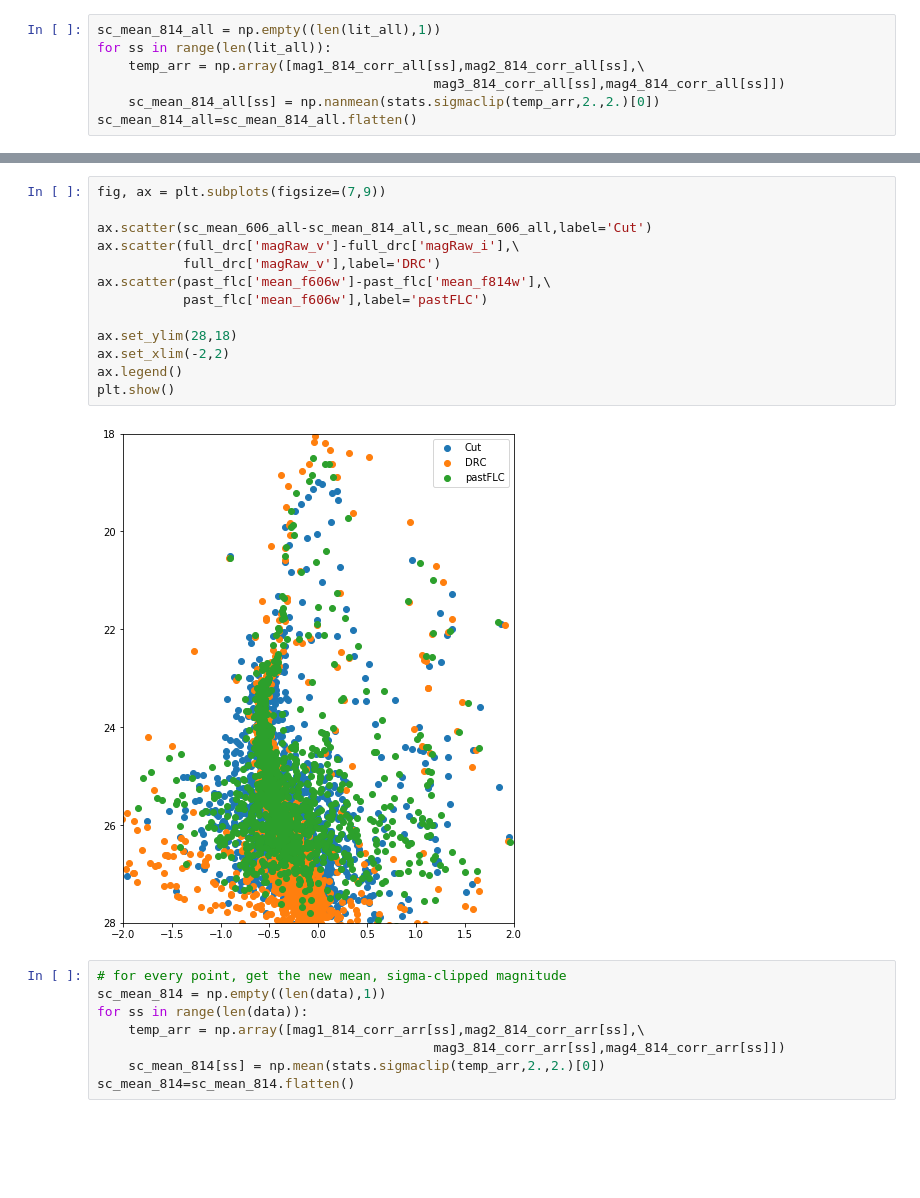
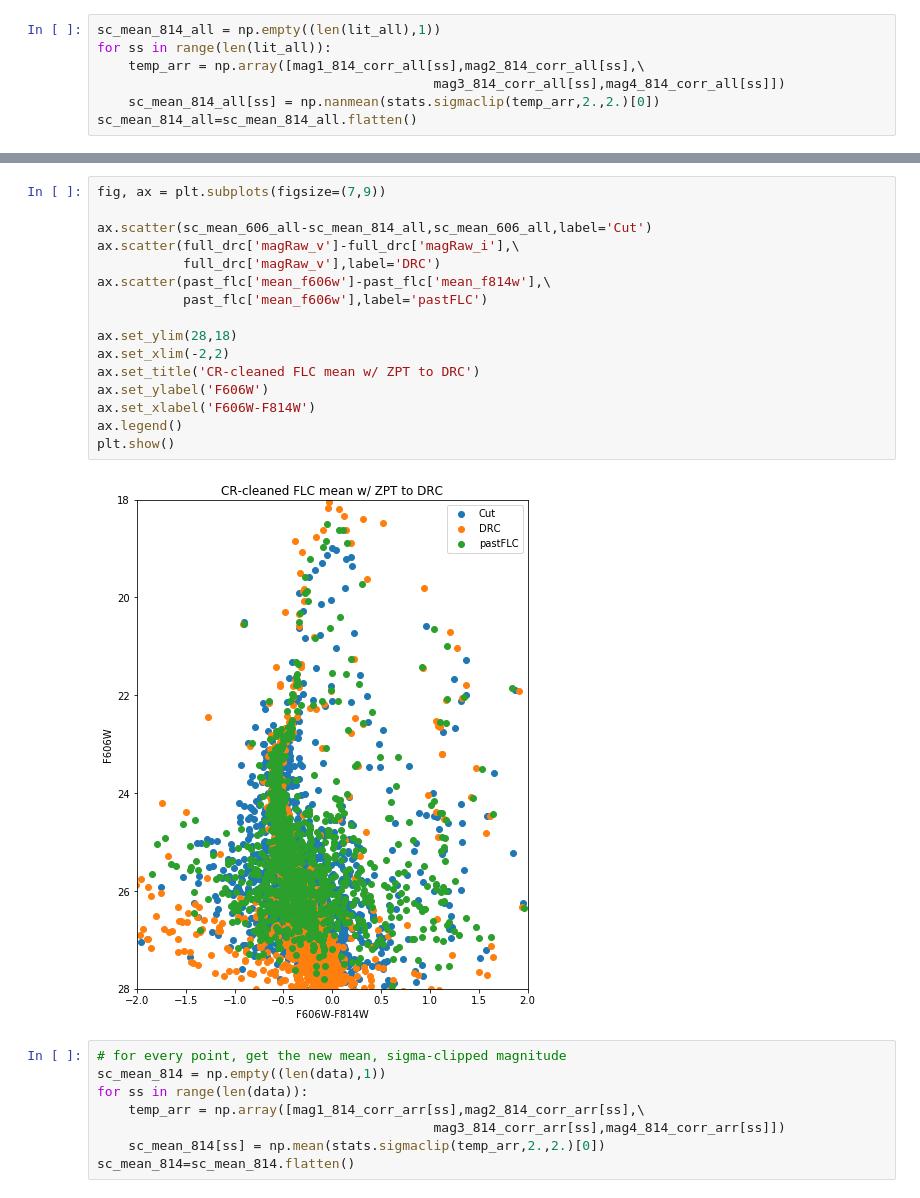
Before and after one commit to hrichstein/treasuryPipeline, a Jupyter notebook: cmdsOfdiffMagsCRrethought.ipynb, the cells around one changed output, grey strips where cells are left out. Drawn from its saved outputs; the diff is of its cells as text; blank space fills up the shorter version.

```diff
--- a/cmdsOfdiffMagsCRrethought.ipynb
+++ b/cmdsOfdiffMagsCRrethought.ipynb
@@ -120,18 +134,21 @@ sc_mean_814_all=sc_mean_814_all.flatten()
 # %%
 fig, ax = plt.subplots(figsize=(7,9))
 
 ax.scatter(sc_mean_606_all-sc_mean_814_all,sc_mean_606_all,label='Cut')
 ax.scatter(full_drc['magRaw_v']-full_drc['magRaw_i'],\
            full_drc['magRaw_v'],label='DRC')
 ax.scatter(past_flc['mean_f606w']-past_flc['mean_f814w'],\
            past_flc['mean_f606w'],label='pastFLC')
 
 ax.set_ylim(28,18)
 ax.set_xlim(-2,2)
+ax.set_title('CR-cleaned FLC mean w/ ZPT to DRC')
+ax.set_ylabel('F606W')
+ax.set_xlabel('F606W-F814W')
 ax.legend()
 plt.show()
 # %% [output]
-[figure, old version]
+[figure, new version]
 # %%
 # for every point, get the new mean, sigma-clipped magnitude
 sc_mean_814 = np.empty((len(data),1))
```
Also changed, not shown: parts of 1 cell of this notebook, 9 other files.
